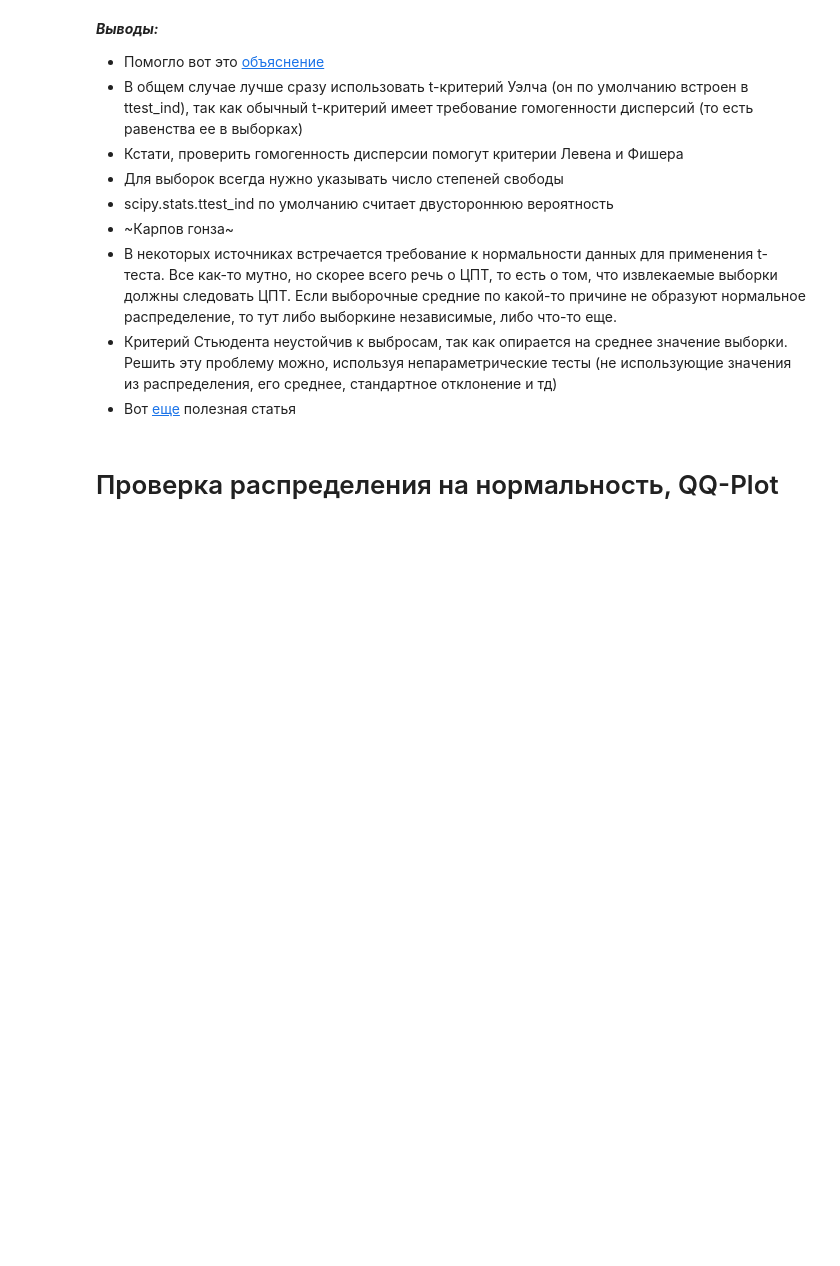
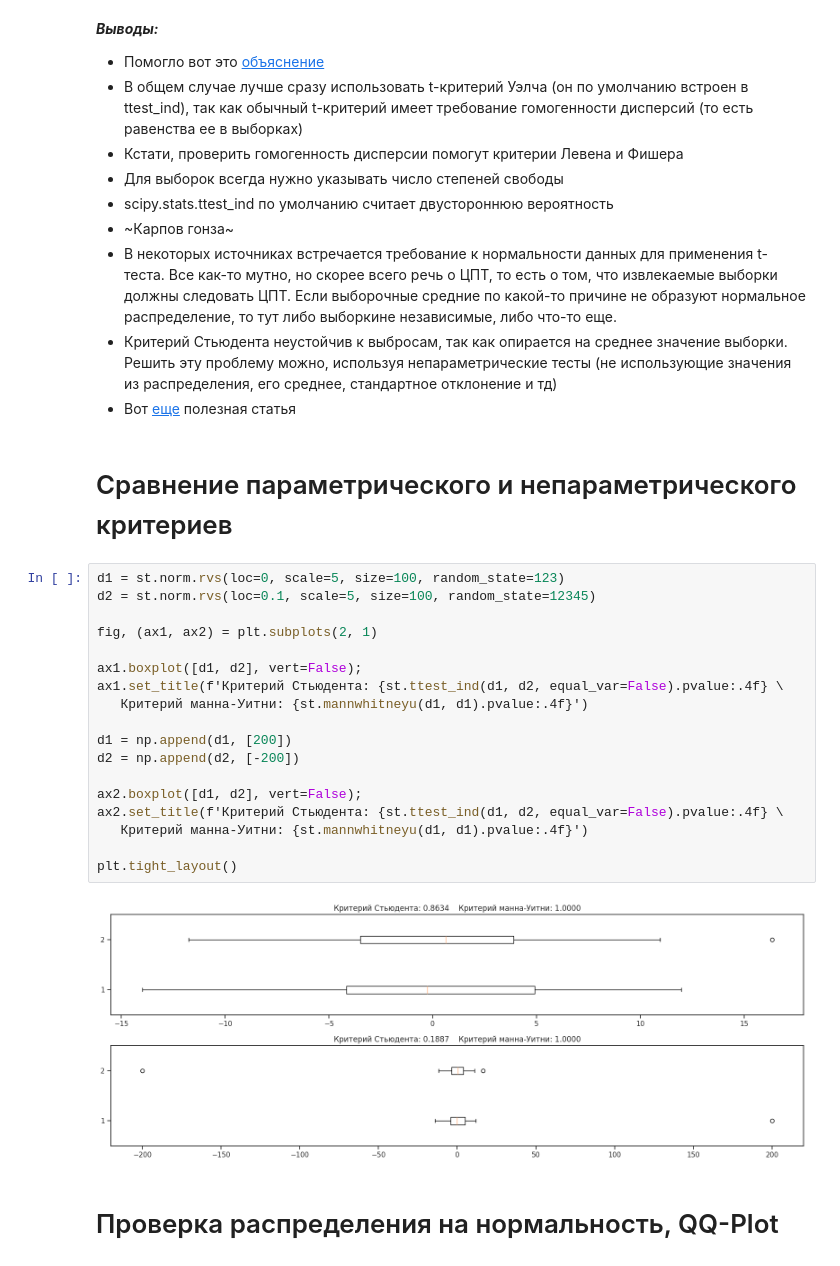
Before and after one commit to zakharkousnetsov/DS_projects, a Jupyter notebook: statistics/statistics.ipynb, the cells around one changed output. Cells and saved outputs as stored; diff of their text form; blank space fills up the shorter version.

```diff
--- a/statistics/statistics.ipynb
+++ b/statistics/statistics.ipynb
@@ -405,6 +405,28 @@ pvalue: 0.05251939059183091
 * В некоторых источниках встречается требование к нормальности данных для применения t-теста. Все как-то мутно, но скорее всего речь о ЦПТ, то есть о том, что извлекаемые выборки должны следовать ЦПТ. Если выборочные средние по какой-то причине не образуют нормальное распределение, то тут либо выборкине независимые, либо что-то еще.
 * Критерий Стьюдента неустойчив к выбросам, так как опирается на среднее значение выборки. Решить эту проблему можно, используя непараметрические тесты (не использующие значения из распределения, его среднее, стандартное отклонение и тд)
 * Вот [еще](https://koch-kir.medium.com/%D0%B8%D1%81%D1%82%D0%BE%D1%80%D0%B8%D1%8F-%D0%BE%D0%B4%D0%BD%D0%BE%D0%B3%D0%BE-%D0%BE%D0%B1%D0%BC%D0%B0%D0%BD%D0%B0-%D0%B8%D0%BB%D0%B8-%D1%82%D1%80%D0%B5%D0%B1%D0%BE%D0%B2%D0%B0%D0%BD%D0%B8%D1%8F-%D0%BA-%D1%80%D0%B0%D1%81%D0%BF%D1%80%D0%B5%D0%B4%D0%B5%D0%BB%D0%B5%D0%BD%D0%B8%D1%8E-%D0%B2-%D1%81%D1%82%D0%B0%D1%82%D0%B8%D1%81%D1%82%D0%B8%D1%87%D0%B5%D1%81%D0%BA%D0%B8%D1%85-%D1%82%D0%B5%D1%81%D1%82%D0%B0%D1%85-55139a5558d) полезная статья
+# %% [markdown]
+# Сравнение параметрического и непараметрического критериев
+# %%
+d1 = st.norm.rvs(loc=0, scale=5, size=100, random_state=123)
+d2 = st.norm.rvs(loc=0.1, scale=5, size=100, random_state=12345)
+
+fig, (ax1, ax2) = plt.subplots(2, 1)
+
+ax1.boxplot([d1, d2], vert=False);
+ax1.set_title(f'Критерий Стьюдента: {st.ttest_ind(d1, d2, equal_var=False).pvalue:.4f} \
+   Критерий манна-Уитни: {st.mannwhitneyu(d1, d1).pvalue:.4f}')
+
+d1 = np.append(d1, [200])
+d2 = np.append(d2, [-200])
+
+ax2.boxplot([d1, d2], vert=False);
+ax2.set_title(f'Критерий Стьюдента: {st.ttest_ind(d1, d2, equal_var=False).pvalue:.4f} \
+   Критерий манна-Уитни: {st.mannwhitneyu(d1, d1).pvalue:.4f}')
+
+plt.tight_layout()
+# %% [output]
+[figure, added]
 # %% [markdown]
 # Проверка распределения на нормальность, QQ-Plot
 # %% [markdown]
```
Also changed, not shown: parts of 1 cell of this notebook.
